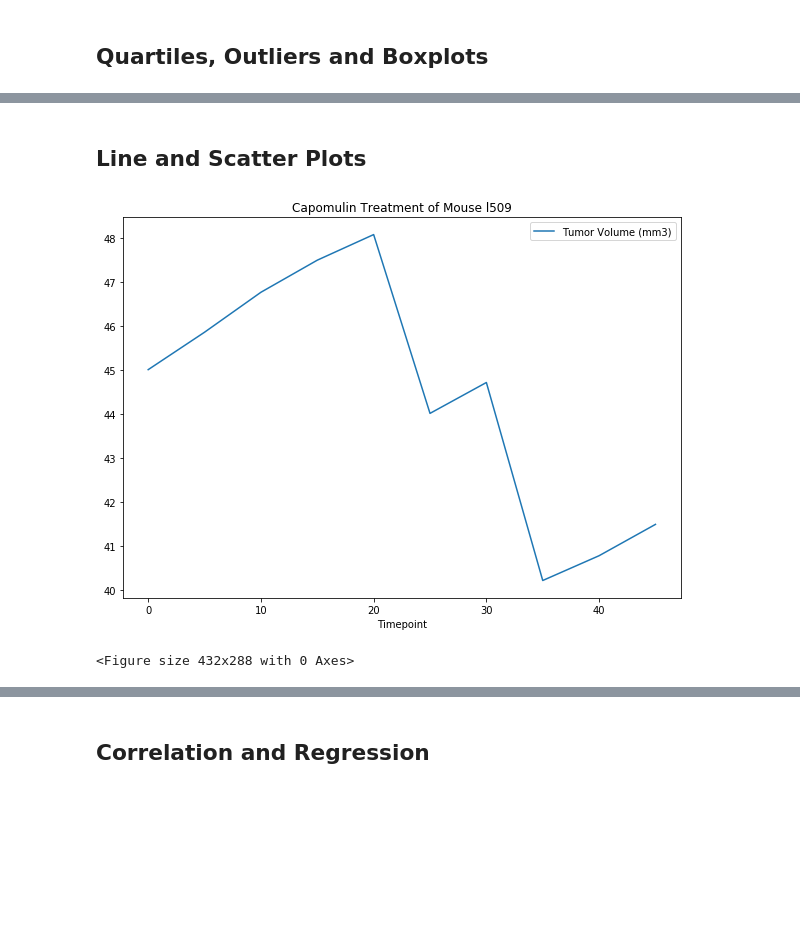
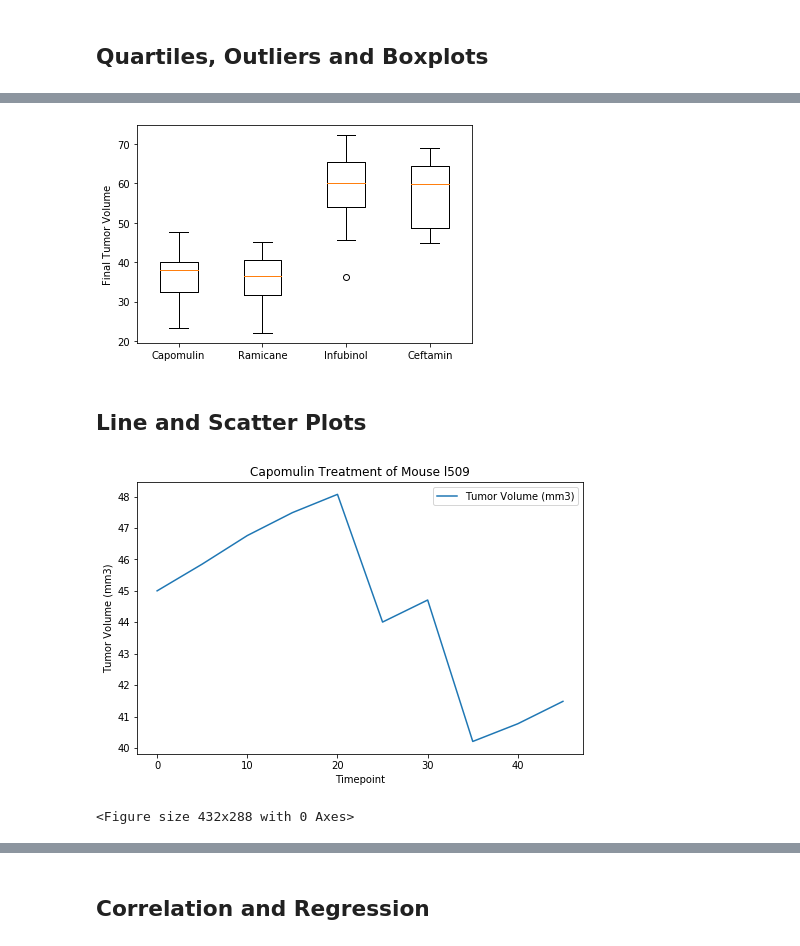
Before and after one commit to jennyalfi/DataVis-challenge, a Jupyter notebook: Pymaceuticals/pymaceuticals.ipynb, the cells around one changed output, grey strips where cells are left out. Cells and saved outputs as stored; diff of their text form; code cells hidden in the pictures; blank space fills up the shorter version.

```diff
--- a/Pymaceuticals/pymaceuticals.ipynb
+++ b/Pymaceuticals/pymaceuticals.ipynb
@@ -210,22 +328,35 @@ array(['Male', 'Female'], dtype=object)
+# %%
+# Generate a box plot that shows the distrubution of the tumor volume for each treatment group.
+
+#fig1, ax1 = plt.subplots()
+#ax1.set_title('Final Tumor Volume for Treatment Groups')
+#ax1.boxplot(list DF for each drug)
+#plt.show()
+
+fig1, ax1 = plt.subplots()
+ax1.set_ylabel("Final Tumor Volume")
+ax1.boxplot(subset)
+
+plt.xticks([1, 2, 3, 4], drug_reg)
+plt.show()
+# %% [output]
+[figure, added]
 # %% [markdown]
 ## Line and Scatter Plots
 # %%
 # Generate a line plot of tumor volume vs. time point for a mouse treated with Capomulin
-# Filter data to national settlements
+
 capomulin_df = complete_data.loc[complete_data["Drug Regimen"]=="Capomulin",:]
 capomulin_l509 = capomulin_df.loc[capomulin_df["Mouse ID"] == "l509",:]
 
 cap_tv_timepoint = capomulin_l509[["Timepoint","Tumor Volume (mm3)"]]
 cap_tv_timepoint = cap_tv_timepoint.set_index("Timepoint")
-#all good to here
 
-cap_tv_timepoint.plot(kind="line", figsize=(10,7))
+cap_tv_timepoint.plot(kind="line", figsize=(8,5), title="Capomulin Treatment of Mouse l509")
 
-# Set a title for the chart
-plt.title("Capomulin Treatment of Mouse l509")
-
+plt.ylabel("Tumor Volume (mm3)")
 plt.show()
 plt.tight_layout()
 # %% [output]
-[figure, old version]
+[figure, new version]
 <Figure size 432x288 with 0 Axes>
```
Also changed, not shown: parts of 12 cells of this notebook, 1 other file.
